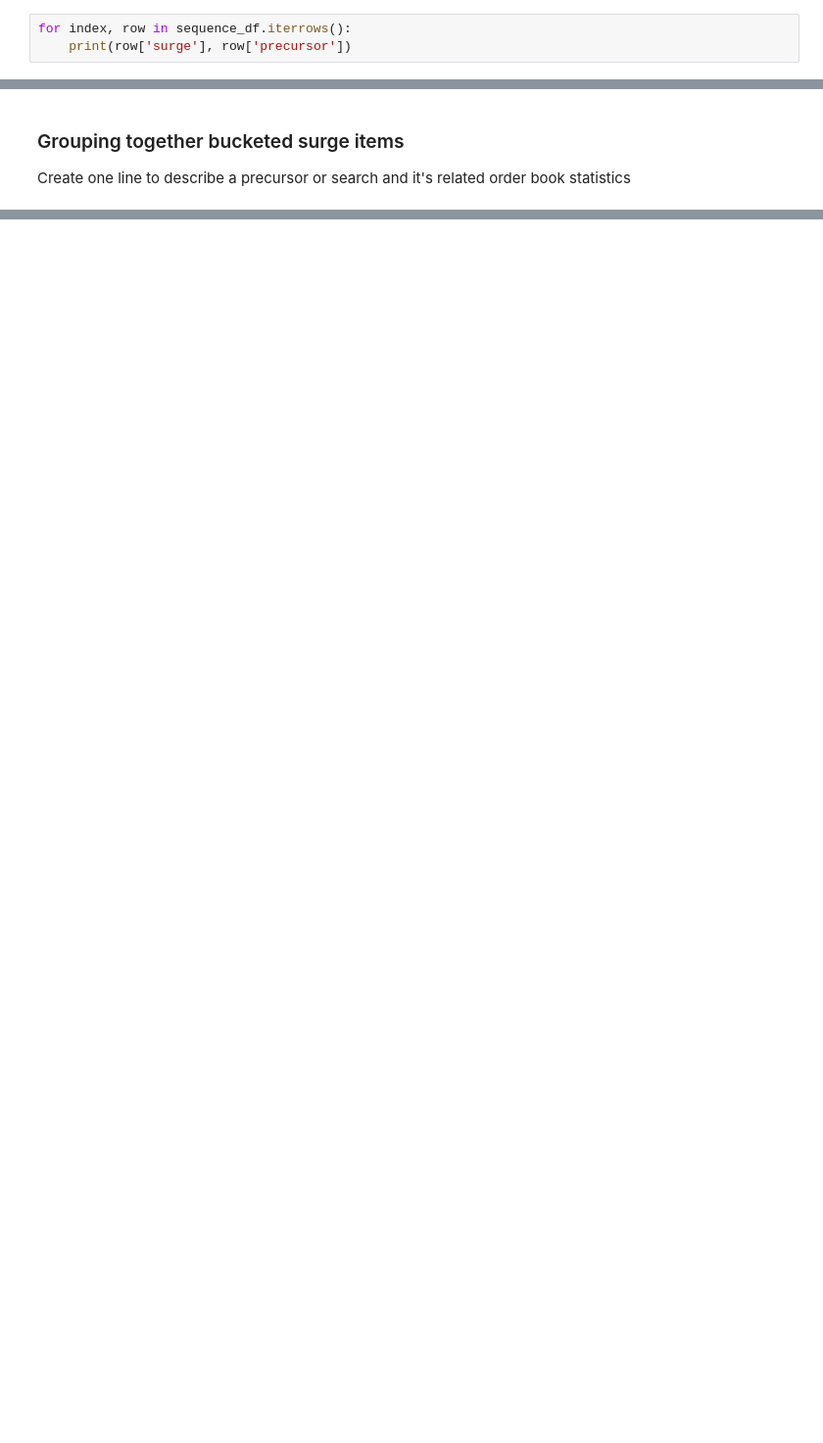
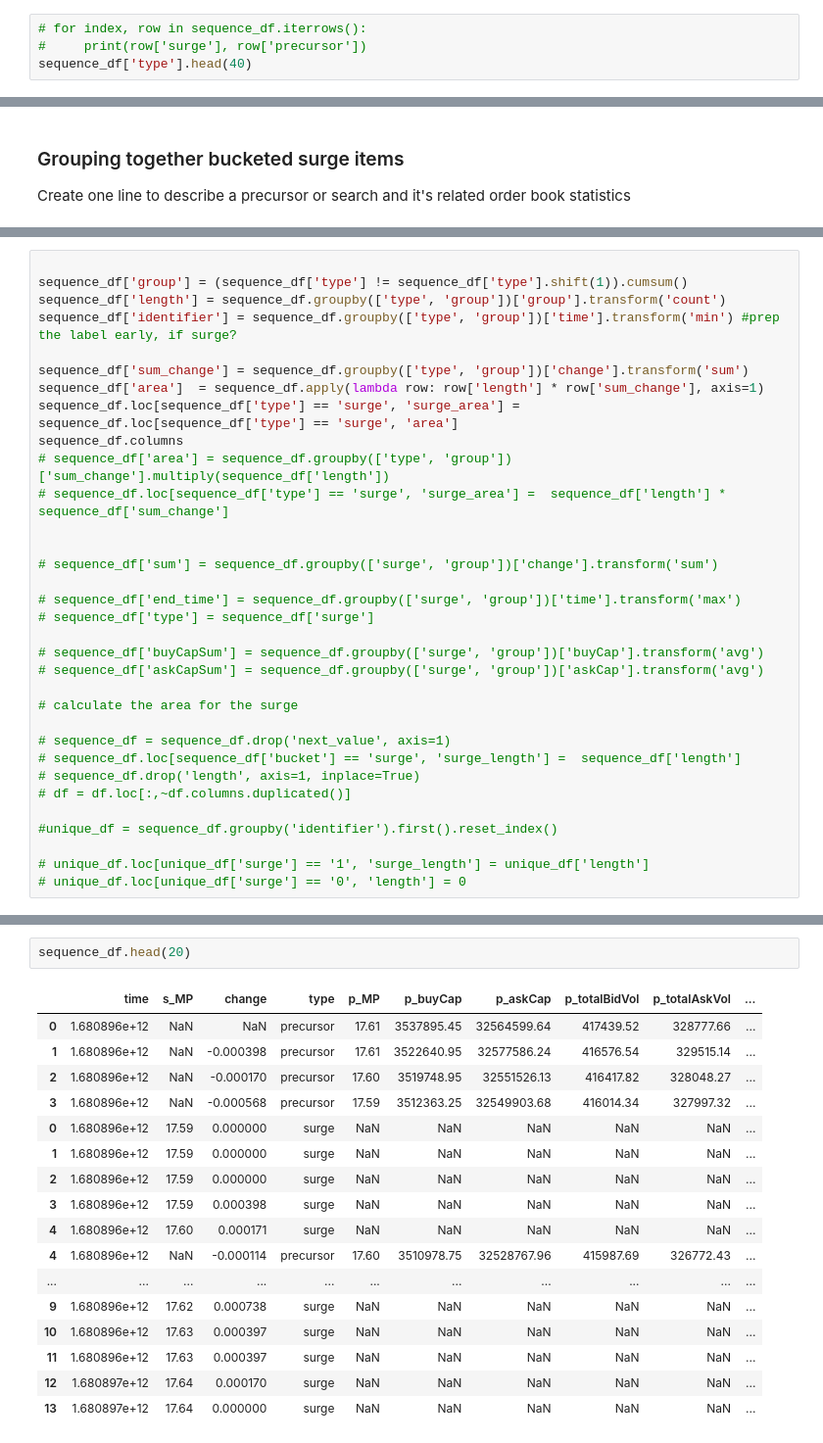
Before and after one commit to stefanbund/grus-m2, a Jupyter notebook: core/ PANDAs_Time series_momentum.ipynb, the cells around one changed output, grey strips where cells are left out. Shown at 98% size. Saved outputs shown, nothing was run; the diff lists cells and outputs as text; blank space fills up the shorter version.

Commit message:
pipeline v1, to csv, must verify results for lengt

```diff
--- a/core/ PANDAs_Time series_momentum.ipynb
+++ b/core/ PANDAs_Time series_momentum.ipynb
@@ -235,6 +222,7 @@ surges_df = pd.DataFrame(surges)
 precursors_df = pd.DataFrame(precursors)
 sequence_df = pd.concat([surges_df, precursors_df]).sort_values(by=['time'], ascending=True)
 # %%
-for index, row in sequence_df.iterrows():
-    print(row['surge'], row['precursor'])
+# for index, row in sequence_df.iterrows():
+#     print(row['surge'], row['precursor'])
+sequence_df['type'].head(40)
 # %% [output]
@@ -437,0 +303,33 @@ print(unique_df)
+# %%
+
+sequence_df['group'] = (sequence_df['type'] != sequence_df['type'].shift(1)).cumsum()
+sequence_df['length'] = sequence_df.groupby(['type', 'group'])['group'].transform('count')
+sequence_df['identifier'] = sequence_df.groupby(['type', 'group'])['time'].transform('min') #prep the label early, if surge?
+
+sequence_df['sum_change'] = sequence_df.groupby(['type', 'group'])['change'].transform('sum')
+sequence_df['area']  = sequence_df.apply(lambda row: row['length'] * row['sum_change'], axis=1)
+sequence_df.loc[sequence_df['type'] == 'surge', 'surge_area'] = sequence_df.loc[sequence_df['type'] == 'surge', 'area']
+sequence_df.columns
+# sequence_df['area'] = sequence_df.groupby(['type', 'group'])['sum_change'].multiply(sequence_df['length'])
+# sequence_df.loc[sequence_df['type'] == 'surge', 'surge_area'] =  sequence_df['length'] * sequence_df['sum_change']
+
+
+# sequence_df['sum'] = sequence_df.groupby(['surge', 'group'])['change'].transform('sum')
+
+# sequence_df['end_time'] = sequence_df.groupby(['surge', 'group'])['time'].transform('max')
+# sequence_df['type'] = sequence_df['surge']
+
+# sequence_df['buyCapSum'] = sequence_df.groupby(['surge', 'group'])['buyCap'].transform('avg')
+# sequence_df['askCapSum'] = sequence_df.groupby(['surge', 'group'])['askCap'].transform('avg')
+
+# calculate the area for the surge
+
+# sequence_df = sequence_df.drop('next_value', axis=1)
+# sequence_df.loc[sequence_df['bucket'] == 'surge', 'surge_length'] =  sequence_df['length']
+# sequence_df.drop('length', axis=1, inplace=True)
+# df = df.loc[:,~df.columns.duplicated()]
+
+#unique_df = sequence_df.groupby('identifier').first().reset_index()
+
+# unique_df.loc[unique_df['surge'] == '1', 'surge_length'] = unique_df['length']
+# unique_df.loc[unique_df['surge'] == '0', 'length'] = 0
@@ -437,0 +341,20 @@ print(unique_df)
+# %%
+sequence_df.head(20)
+# %% [output]
+|  | time | s_MP | change | type | p_MP | p_buyCap | p_askCap | p_totalBidVol | p_totalAskVol | ... |
+| 0 | 1.680896e+12 | NaN | NaN | precursor | 17.61 | 3537895.45 | 32564599.64 | 417439.52 | 328777.66 | ... |
+| 1 | 1.680896e+12 | NaN | -0.000398 | precursor | 17.61 | 3522640.95 | 32577586.24 | 416576.54 | 329515.14 | ... |
+| 2 | 1.680896e+12 | NaN | -0.000170 | precursor | 17.60 | 3519748.95 | 32551526.13 | 416417.82 | 328048.27 | ... |
+| 3 | 1.680896e+12 | NaN | -0.000568 | precursor | 17.59 | 3512363.25 | 32549903.68 | 416014.34 | 327997.32 | ... |
+| 0 | 1.680896e+12 | 17.59 | 0.000000 | surge | NaN | NaN | NaN | NaN | NaN | ... |
+| 1 | 1.680896e+12 | 17.59 | 0.000000 | surge | NaN | NaN | NaN | NaN | NaN | ... |
+| 2 | 1.680896e+12 | 17.59 | 0.000000 | surge | NaN | NaN | NaN | NaN | NaN | ... |
+| 3 | 1.680896e+12 | 17.59 | 0.000398 | surge | NaN | NaN | NaN | NaN | NaN | ... |
+| 4 | 1.680896e+12 | 17.60 | 0.000171 | surge | NaN | NaN | NaN | NaN | NaN | ... |
+| 4 | 1.680896e+12 | NaN | -0.000114 | precursor | 17.60 | 3510978.75 | 32528767.96 | 415987.69 | 326772.43 | ... |
+| ... | ... | ... | ... | ... | ... | ... | ... | ... | ... | ... |
+| 9 | 1.680896e+12 | 17.62 | 0.000738 | surge | NaN | NaN | NaN | NaN | NaN | ... |
+| 10 | 1.680896e+12 | 17.63 | 0.000397 | surge | NaN | NaN | NaN | NaN | NaN | ... |
+| 11 | 1.680896e+12 | 17.63 | 0.000397 | surge | NaN | NaN | NaN | NaN | NaN | ... |
+| 12 | 1.680897e+12 | 17.64 | 0.000170 | surge | NaN | NaN | NaN | NaN | NaN | ... |
+| 13 | 1.680897e+12 | 17.64 | 0.000000 | surge | NaN | NaN | NaN | NaN | NaN | ... |
```
Also changed, not shown: parts of 22 cells of this notebook, 1 other file.
